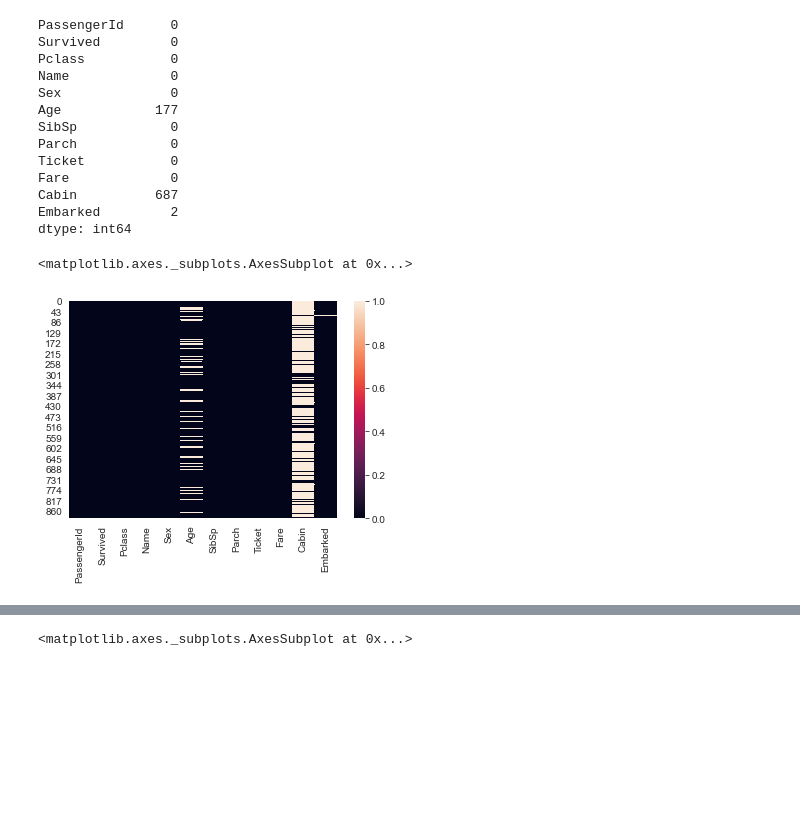
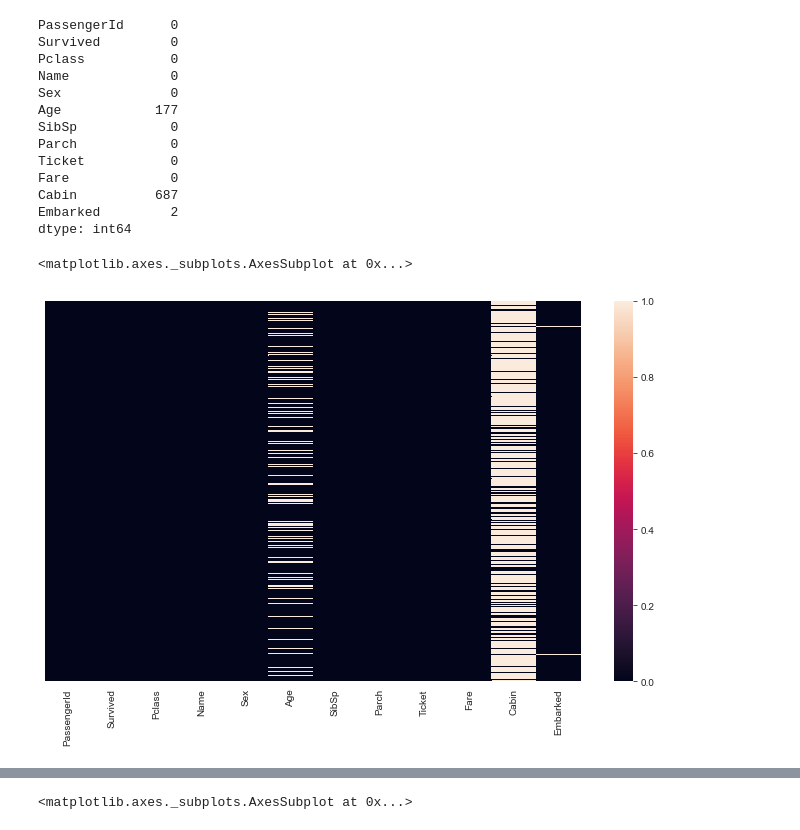
Before and after one commit to parjanyahk/titanicDataEda, a Jupyter notebook: titaniceda.ipynb, the cells around one changed output, grey strips where cells are left out. Cells and saved outputs as stored; diff of their text form; code cells hidden in the pictures; blank space fills up the shorter version.

```diff
--- a/titaniceda.ipynb
+++ b/titaniceda.ipynb
@@ -98,8 +98,9 @@ dtype: int64
 # %%
 #Heat map depiction of the null values
 
 sns.set_style('whitegrid')
-sns.heatmap(train.isnull())
+plt.figure(figsize= (12, 7))
+sns.heatmap(train.isnull(), yticklabels= False)
 # %% [output]
 <matplotlib.axes._subplots.AxesSubplot at 0x...>
-[figure, old version]
+[figure, new version]
```
Also changed, not shown: parts of 14 cells of this notebook.
